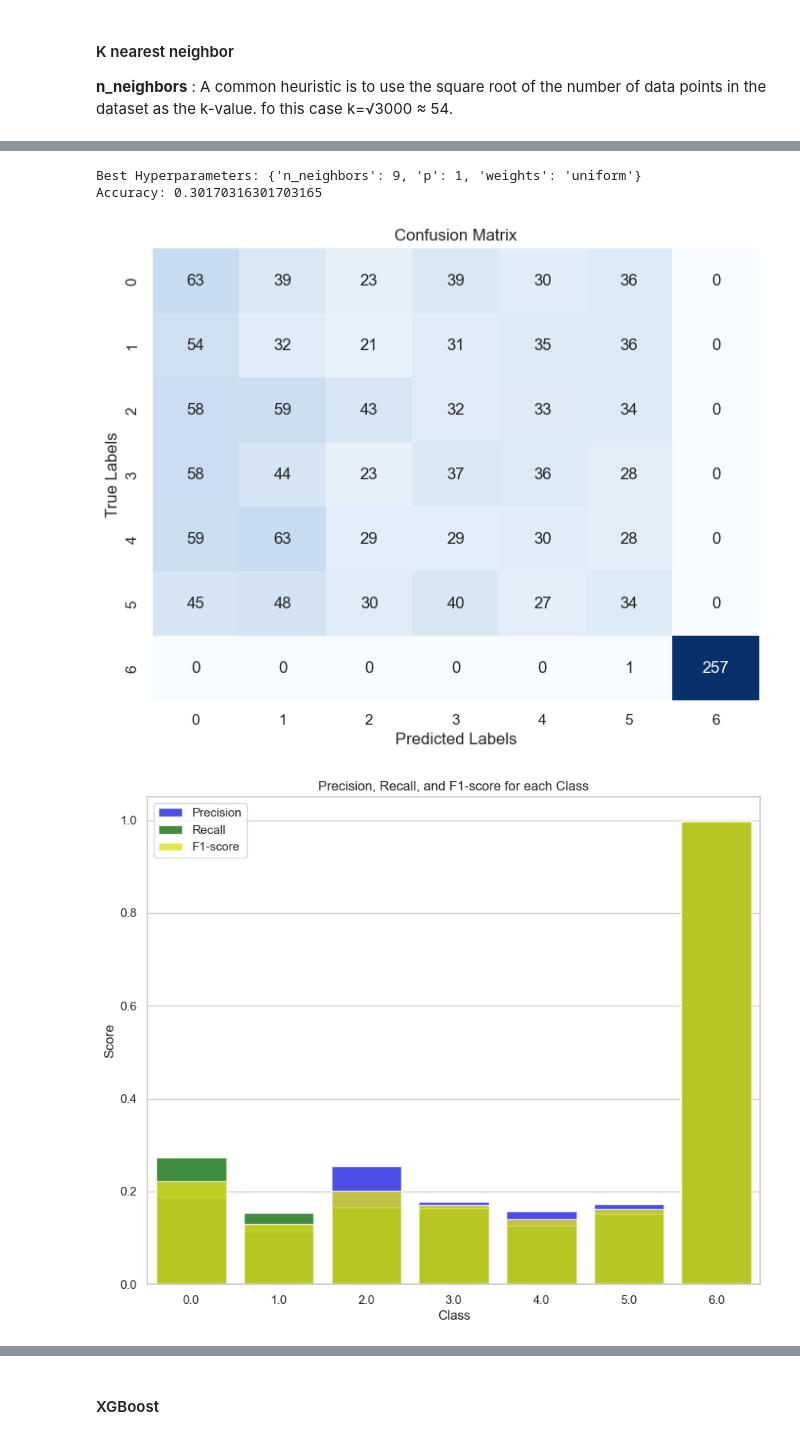
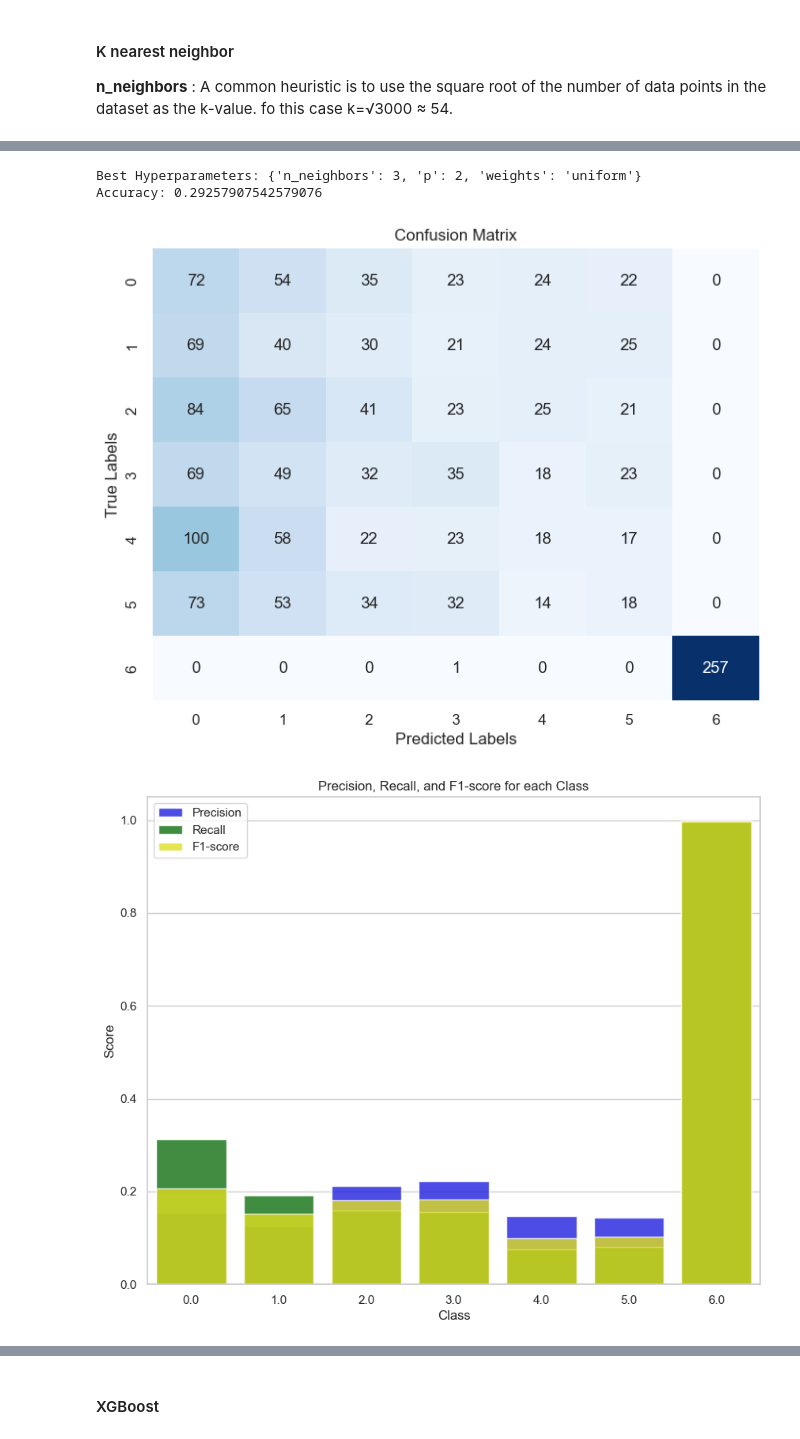
Before and after one commit to AmirMohammadiKarbalaei/Kaggle-Grasp-and-Lift-EEG-Detection, a Jupyter notebook: notebooks/eeg_signals_analysis.ipynb, the cells around one changed output, grey strips where cells are left out. Cells and saved outputs as stored; diff of their text form; code cells hidden in the pictures.

Commit message:
Hyper parameter tunning

```diff
--- a/notebooks/eeg_signals_analysis.ipynb
+++ b/notebooks/eeg_signals_analysis.ipynb
@@ -269,18 +267,19 @@ evaluate_knn_classifier(pca_tr, all_labels_shuffled)
 # %%
 param_grid = {
     'n_neighbors': [3, 5, 7, 9],
     'weights': ['uniform', 'distance'],
     'p': [1, 2]
 }
+model = KNeighborsClassifier()
 best_parameters = grid_search_cv(model, pca_tr, all_labels_shuffled,param_grid)
 
 model = KNeighborsClassifier(**best_parameters)
 evaluate_model(model, pca_tr, all_labels_shuffled)
 # %% [output]
-Best Hyperparameters: {'n_neighbors': 9, 'p': 1, 'weights': 'uniform'}
-Accuracy: 0.30170316301703165
+Best Hyperparameters: {'n_neighbors': 3, 'p': 2, 'weights': 'uniform'}
+Accuracy: 0.29257907542579076
-[figure, old version]
+[figure, new version]
-[figure, old version]
+[figure, new version]
 Classification Report:
               precision    recall  f1-score   support
 
```
Also changed, not shown: parts of 10 cells of this notebook, 1 other file.
